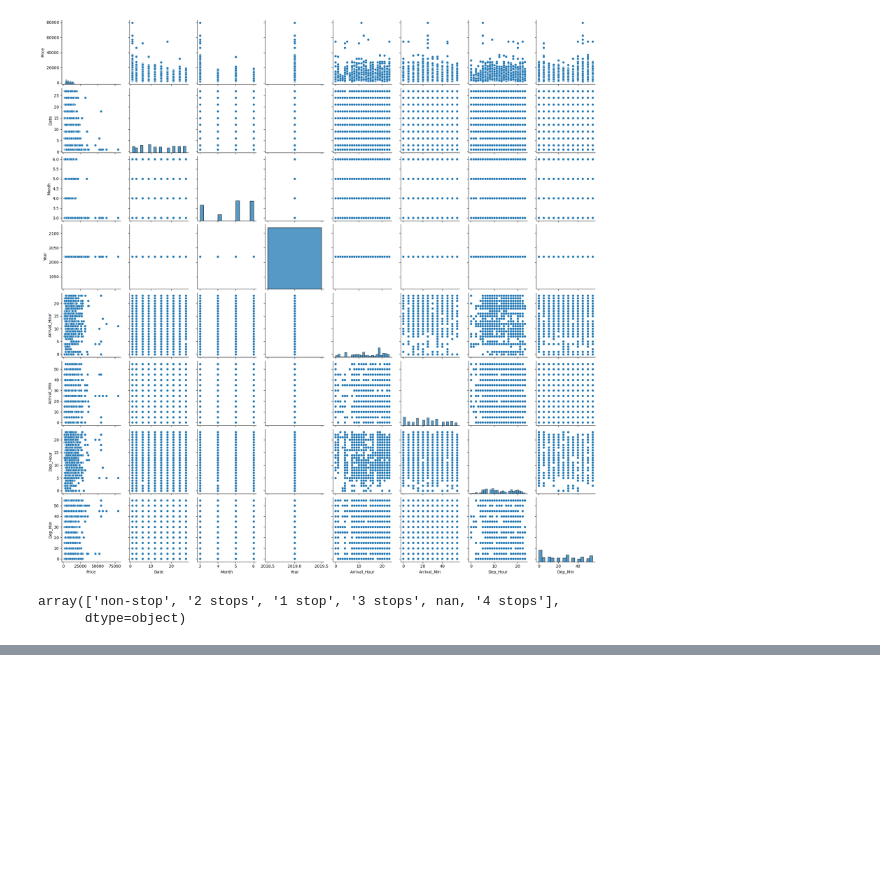
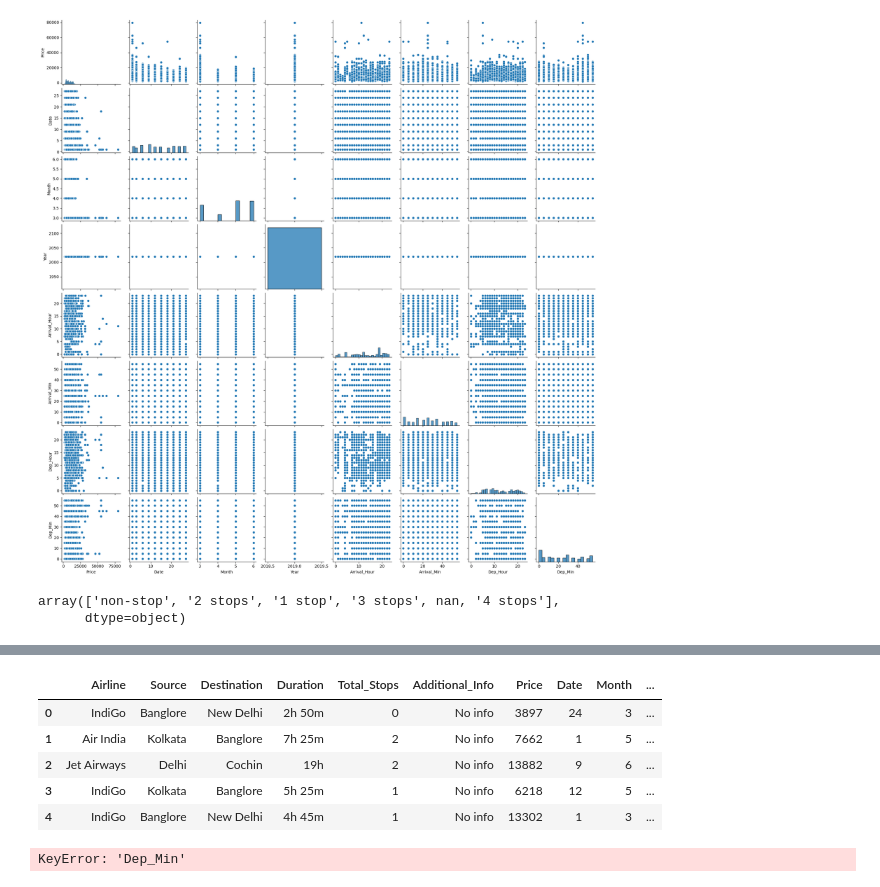
Before and after one commit to Mahadev1729/Python, a Jupyter notebook: EDA/flightpriceEDA/flight_price.ipynb, the cells around one changed output, grey strips where cells are left out. Drawn from its saved outputs; the diff is of its cells as text; code cells hidden in the pictures; blank space fills up the shorter version.

```diff
--- a/EDA/flightpriceEDA/flight_price.ipynb
+++ b/EDA/flightpriceEDA/flight_price.ipynb
@@ -371,0 +432,18 @@ array(['non-stop', '2 stops', '1 stop', '3 stops', nan, '4 stops'],
+# %%
+df['Duration_hour']=df['Duration'].str.split("h").str[0]
+# df['Duration_Min']=df['Duration'].str.split('h').str[1]
+# %%
+df['Duration_Min']=df['Duration'].str.split("h").str[1]
+# %%
+df.head()
+# %% [output]
+|  | Airline | Source | Destination | Duration | Total_Stops | Additional_Info | Price | Date | Month | ... |
+| 0 | IndiGo | Banglore | New Delhi | 2h 50m | 0 | No info | 3897 | 24 | 3 | ... |
+| 1 | Air India | Kolkata | Banglore | 7h 25m | 2 | No info | 7662 | 1 | 5 | ... |
+| 2 | Jet Airways | Delhi | Cochin | 19h | 2 | No info | 13882 | 9 | 6 | ... |
+| 3 | IndiGo | Kolkata | Banglore | 5h 25m | 1 | No info | 6218 | 12 | 5 | ... |
+| 4 | IndiGo | Banglore | New Delhi | 4h 45m | 1 | No info | 13302 | 1 | 3 | ... |
+# %%
+df['Dep_Min']=df['Dep_Min'].fillna(0)
+# %% [output]
+KeyError: 'Dep_Min'
```
Also changed, not shown: parts of 8 cells of this notebook.
